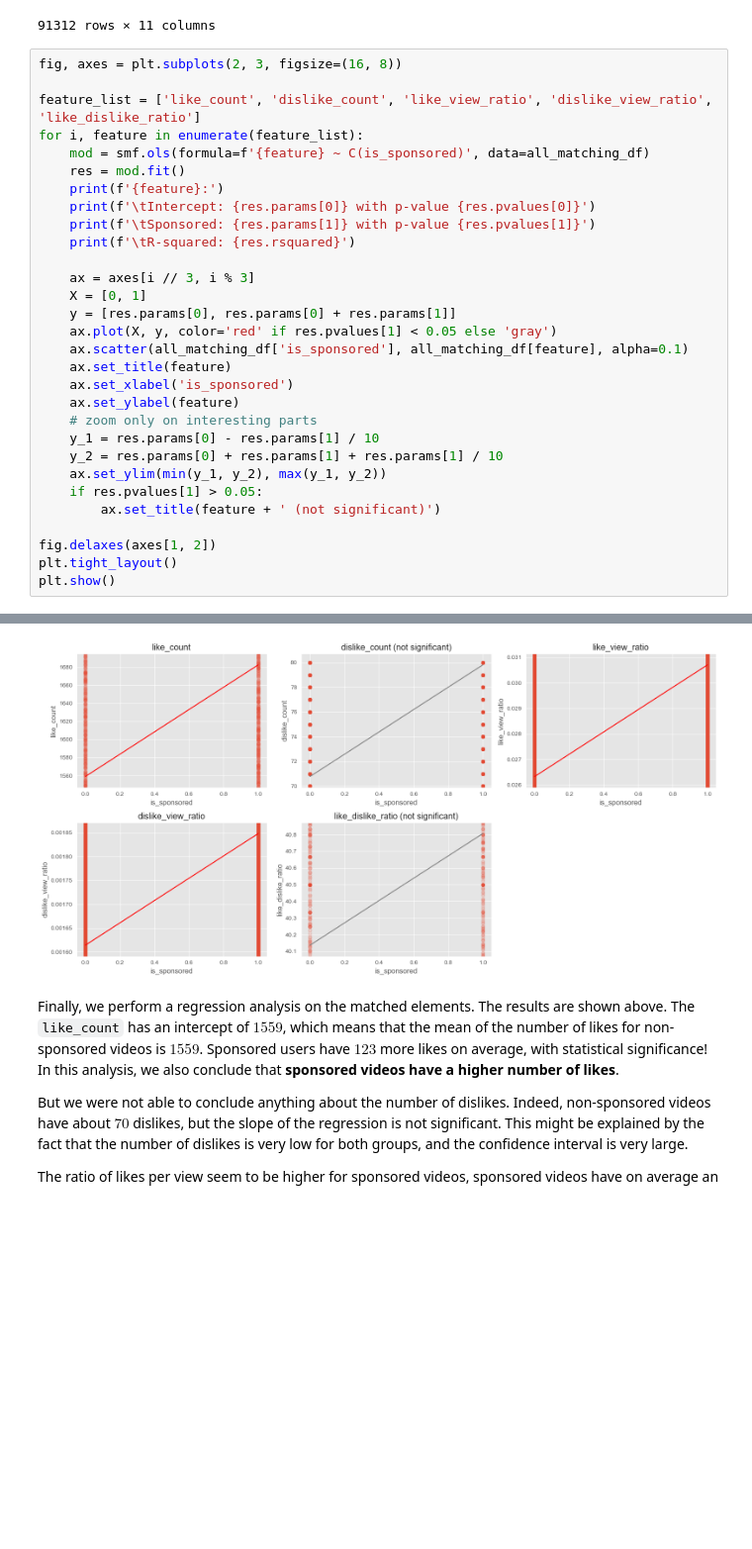
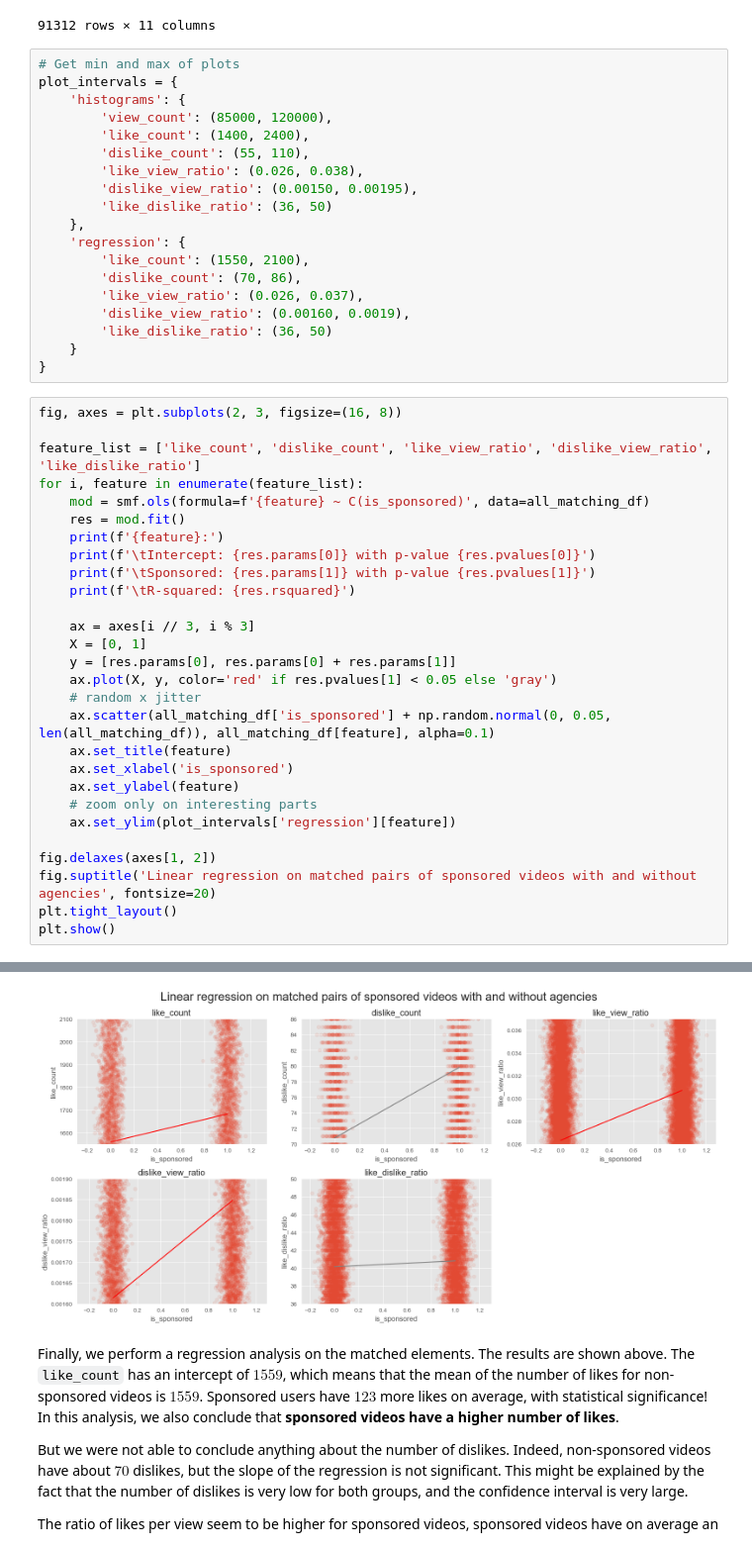
Before and after one commit to epfl-ada/ada-2022-project-fraisetagada, a Jupyter notebook: analysis/sponsored_videos_analysis.ipynb, the cells around one changed output, grey strips where cells are left out. Shown at 99% size. Cells and saved outputs as stored; diff of their text form; blank space fills up the shorter version.

Commit message:
svg and update x and y limits to sponsored videos analysis

```diff
--- a/analysis/sponsored_videos_analysis.ipynb
+++ b/analysis/sponsored_videos_analysis.ipynb
@@ -443,6 +445,25 @@ all_matching_df
 | 256146 | Sports | UCV_kZ4gveK8fVEfTWWVGSgw | 102908 | 145 | 446 | 368 | 246 | 0.003576 | ... |
 | 256149 | Gaming | UCtmz6m01iDZfEsn_2Fi5kHw | 45029 | 117 | 1796 | 401 | 9 | 0.008905 | ... |
 91312 rows × 11 columns
+# %%
+# Get min and max of plots
+plot_intervals = {
+    'histograms': {
+        'view_count': (85000, 120000),
+        'like_count': (1400, 2400),
+        'dislike_count': (55, 110),
+        'like_view_ratio': (0.026, 0.038),
+        'dislike_view_ratio': (0.00150, 0.00195),
+        'like_dislike_ratio': (36, 50)
+    },
+    'regression': {
+        'like_count': (1550, 2100),
+        'dislike_count': (70, 86),
+        'like_view_ratio': (0.026, 0.037),
+        'dislike_view_ratio': (0.00160, 0.0019),
+        'like_dislike_ratio': (36, 50)
+    }
+}
 # %%
 fig, axes = plt.subplots(2, 3, figsize=(16, 8))
 
@@ -459,42 +480,40 @@ for i, feature in enumerate(feature_list):
     X = [0, 1]
     y = [res.params[0], res.params[0] + res.params[1]]
     ax.plot(X, y, color='red' if res.pvalues[1] < 0.05 else 'gray')
-    ax.scatter(all_matching_df['is_sponsored'], all_matching_df[feature], alpha=0.1)
+    # random x jitter
+    ax.scatter(all_matching_df['is_sponsored'] + np.random.normal(0, 0.05, len(all_matching_df)), all_matching_df[feature], alpha=0.1)
     ax.set_title(feature)
     ax.set_xlabel('is_sponsored')
     ax.set_ylabel(feature)
     # zoom only on interesting parts
-    y_1 = res.params[0] - res.params[1] / 10
-    y_2 = res.params[0] + res.params[1] + res.params[1] / 10
-    ax.set_ylim(min(y_1, y_2), max(y_1, y_2))
-    if res.pvalues[1] > 0.05:
-        ax.set_title(feature + ' (not significant)')
+    ax.set_ylim(plot_intervals['regression'][feature])
 
 fig.delaxes(axes[1, 2])
+fig.suptitle('Linear regression on matched pairs of sponsored videos with and without agencies', fontsize=20)
 plt.tight_layout()
 plt.show()
 # %% [output]
 like_count:
         Intercept: 1559.075017522343 with p-value 0.0
         Sponsored: 123.28123357280742 with p-value 0.023059436068326777
         R-squared: 5.655354695610626e-05
 dislike_count:
         Intercept: 70.77832048361633 with p-value 3.042690374320046e-36
         Sponsored: 9.031868757666016 with p-value 0.2564542786032538
         R-squared: 1.4103551238098255e-05
 like_view_ratio:
         Intercept: 0.026331118989094827 with p-value 0.0
         Sponsored: 0.004375507199508967 with p-value 1.1427541578720109e-140
         R-squared: 0.006957918255264817
 dislike_view_ratio:
         Intercept: 0.001614170867591669 with p-value 0.0
         Sponsored: 0.00023382121688327392 with p-value 3.011788795650553e-18
         R-squared: 0.0008306931371387938
 like_dislike_ratio:
         Intercept: 40.136783421314064 with p-value 0.0
         Sponsored: 0.6689996463788273 with p-value 0.06879459507076298
         R-squared: 3.626664802869328e-05
-[figure, old version]
+[figure, new version]
 # %% [markdown]
 Finally, we perform a regression analysis on the matched elements. The results are shown above. The `like_count` has an intercept of $1559$, which means that the mean of the number of likes for non-sponsored videos is $1559$. Sponsored users have $123$ more likes on average, with statistical significance! In this analysis, we also conclude that **sponsored videos have a higher number of likes**.
 
```
Also changed, not shown: parts of 8 cells of this notebook, 1 other file.
